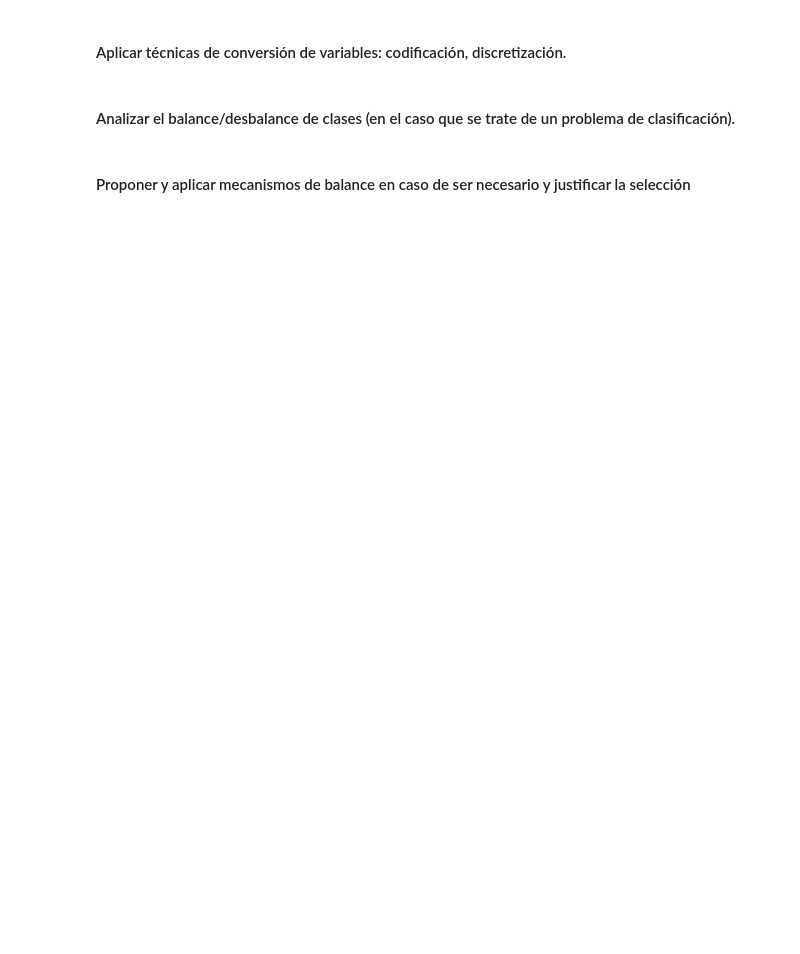
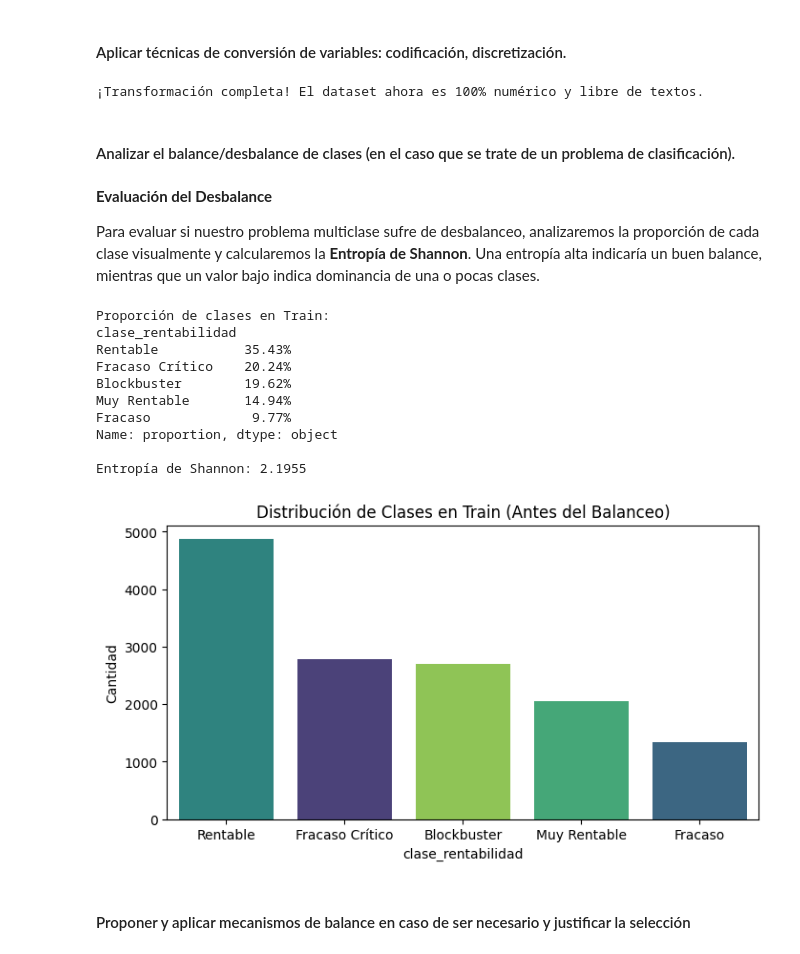
Before and after one commit to jbmild/ceia-add, a Jupyter notebook: tp.ipynb, the cells around one changed output. Cells and saved outputs as stored; diff of their text form; code cells hidden in the pictures; blank space fills up the shorter version.

```diff
--- a/tp.ipynb
+++ b/tp.ipynb
@@ -456,2 +493,12 @@ Passing `palette` without assigning `hue` is deprecated and will be removed in v
 # %% [markdown]
 #### Realizar el split del dataset (ej: train y test).
+# %%
+from sklearn.model_selection import train_test_split
+
+# Realizamos el split estratificado
+X_train, X_test, y_train, y_test = train_test_split(
+    X, y, test_size=0.2, random_state=42, stratify=y
+)
+
+print(f"Tamaño de Entrenamiento (Train): {X_train.shape} observaciones")
+print(f"Tamaño de Testeo (Test): {X_test.shape} observaciones")
@@ -468,6 +642,66 @@ Passing `palette` without assigning `hue` is deprecated and will be removed in v
 # %% [markdown]
 #### Aplicar técnicas de conversión de variables: codificación, discretización.
+# %%
+columnas_texto = ['production_companies', 'spoken_languages', 'keywords']
+X_train = X_train.drop(columns=columnas_texto, errors='ignore')
+X_test = X_test.drop(columns=columnas_texto, errors='ignore')
+
+# 5. Codificación (Convertir todo a números para que SMOTE funcione)
+X_train['adult'] = X_train['adult'].astype(int)
+X_test['adult'] = X_test['adult'].astype(int)
+
+# Frequency Encoding
+for col in ['original_language', 'production_countries']:
+    frecuencias = X_train[col].value_counts(normalize=True)
+    X_train[col] = X_train[col].map(frecuencias).fillna(0)
+    X_test[col] = X_test[col].map(frecuencias).fillna(0)
+
+# One-Hot Encoding para Géneros
+top_10_generos = X_train['genres'].value_counts().nlargest(10).index
+X_train['genres'] = X_train['genres'].where(X_train['genres'].isin(top_10_generos), 'Other')
+X_test['genres'] = X_test['genres'].where(X_test['genres'].isin(top_10_generos), 'Other')
+
+X_train = pd.get_dummies(X_train, columns=['genres'], drop_first=True, dtype=int)
+X_test = pd.get_dummies(X_test, columns=['genres'], drop_first=True, dtype=int)
+
+# Alineamos Train y Test para asegurar que tengan las mismas columnas
+X_train, X_test = X_train.align(X_test, join='left', axis=1, fill_value=0)
+
+print("¡Transformación completa! El dataset ahora es 100% numérico y libre de textos.")
+# %% [output]
+¡Transformación completa! El dataset ahora es 100% numérico y libre de textos.
 # %% [markdown]
 #### Analizar el balance/desbalance de clases (en el caso que se trate de un problema de clasificación).
+# %% [markdown]
+**Evaluación del Desbalance**
+
+Para evaluar si nuestro problema multiclase sufre de desbalanceo, analizaremos la proporción de cada clase visualmente y calcularemos la **Entropía de Shannon**. Una entropía alta indicaría un buen balance, mientras que un valor bajo indica dominancia de una o pocas clases.
+# %%
+# Función de Entropía de Shannon
+def shannon_entropy(y):
+    probs = y.value_counts(normalize=True)
+    return -np.sum(probs * np.log2(probs))
+
+print("Proporción de clases en Train:")
+print((y_train.value_counts(normalize=True) * 100).apply('{:.2f}%'.format))
+print(f"\nEntropía de Shannon: {shannon_entropy(y_train):.4f}")
+
+plt.figure(figsize=(8,4))
+sns.countplot(x=y_train, hue=y_train, palette='viridis', order=y_train.value_counts().index, legend=False)
+plt.title('Distribución de Clases en Train (Antes del Balanceo)')
+plt.ylabel('Cantidad')
+plt.show()
+# %% [output]
+Proporción de clases en Train:
+clase_rentabilidad
+Rentable           35.43%
+Fracaso Crítico    20.24%
+Blockbuster        19.62%
+Muy Rentable       14.94%
+Fracaso             9.77%
+Name: proportion, dtype: object
+
+Entropía de Shannon: 2.1955
+[figure, added]
 # %% [markdown]
 #### Proponer y aplicar mecanismos de balance en caso de ser necesario y justificar la selección
```
Also changed, not shown: parts of 14 cells of this notebook.
